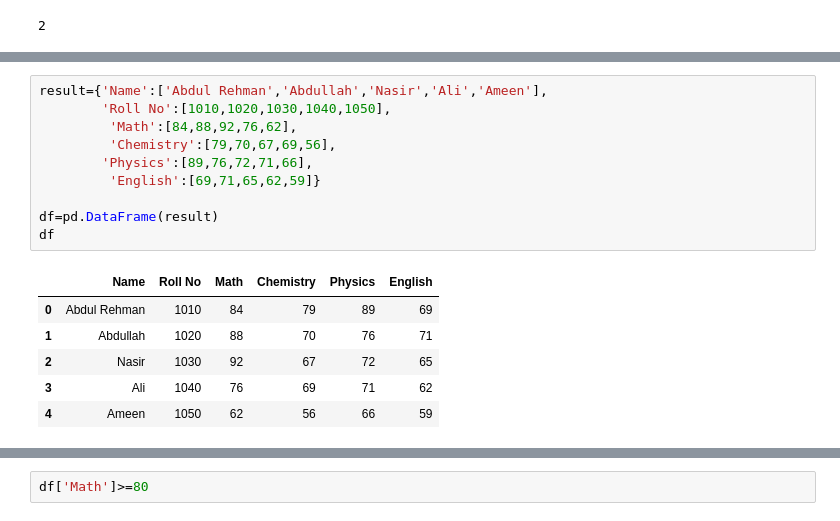
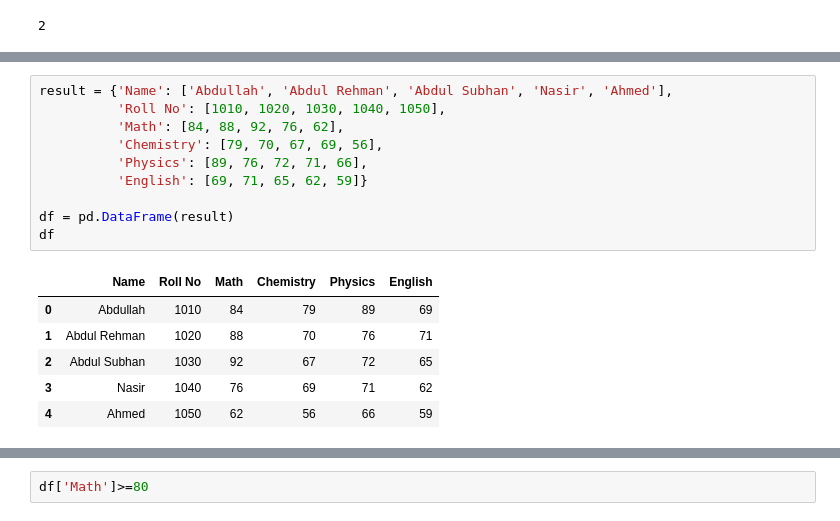
Before and after one commit to abdullahzeeshaan/python, a Jupyter notebook: python_practices/Pandas.ipynb, the cells around one changed output, grey strips where cells are left out. Saved outputs shown, nothing was run; the diff lists cells and outputs as text.

```diff
--- a/python_practices/Pandas.ipynb
+++ b/python_practices/Pandas.ipynb
@@ -151,17 +246,17 @@ s4.isnull().sum()
 # %%
-result={'Name':['Abdul Rehman','Abdullah','Nasir','Ali','Ameen'],
-        'Roll No':[1010,1020,1030,1040,1050],
-         'Math':[84,88,92,76,62],
-         'Chemistry':[79,70,67,69,56],
-        'Physics':[89,76,72,71,66],
-         'English':[69,71,65,62,59]}
+result = {'Name': ['Abdullah', 'Abdul Rehman', 'Abdul Subhan', 'Nasir', 'Ahmed'],
+          'Roll No': [1010, 1020, 1030, 1040, 1050],
+          'Math': [84, 88, 92, 76, 62],
+          'Chemistry': [79, 70, 67, 69, 56],
+          'Physics': [89, 76, 72, 71, 66],
+          'English': [69, 71, 65, 62, 59]}
 
-df=pd.DataFrame(result)
+df = pd.DataFrame(result)
 df
 # %% [output]
 |  | Name | Roll No | Math | Chemistry | Physics | English |
-| 0 | Abdul Rehman | 1010 | 84 | 79 | 89 | 69 |
-| 1 | Abdullah | 1020 | 88 | 70 | 76 | 71 |
-| 2 | Nasir | 1030 | 92 | 67 | 72 | 65 |
-| 3 | Ali | 1040 | 76 | 69 | 71 | 62 |
-| 4 | Ameen | 1050 | 62 | 56 | 66 | 59 |
+| 0 | Abdullah | 1010 | 84 | 79 | 89 | 69 |
+| 1 | Abdul Rehman | 1020 | 88 | 70 | 76 | 71 |
+| 2 | Abdul Subhan | 1030 | 92 | 67 | 72 | 65 |
+| 3 | Nasir | 1040 | 76 | 69 | 71 | 62 |
+| 4 | Ahmed | 1050 | 62 | 56 | 66 | 59 |
```
Also changed, not shown: parts of 44 cells of this notebook.
